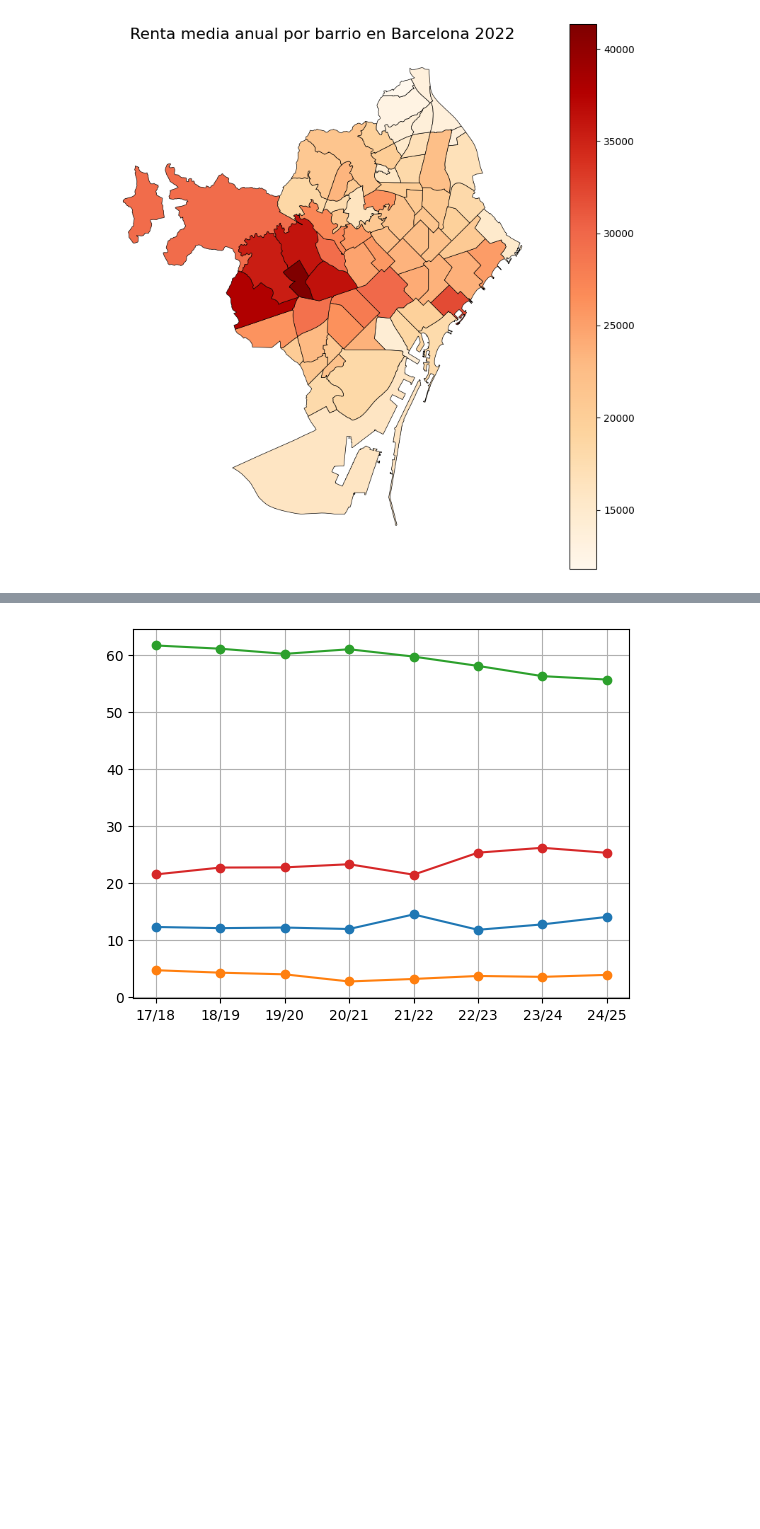
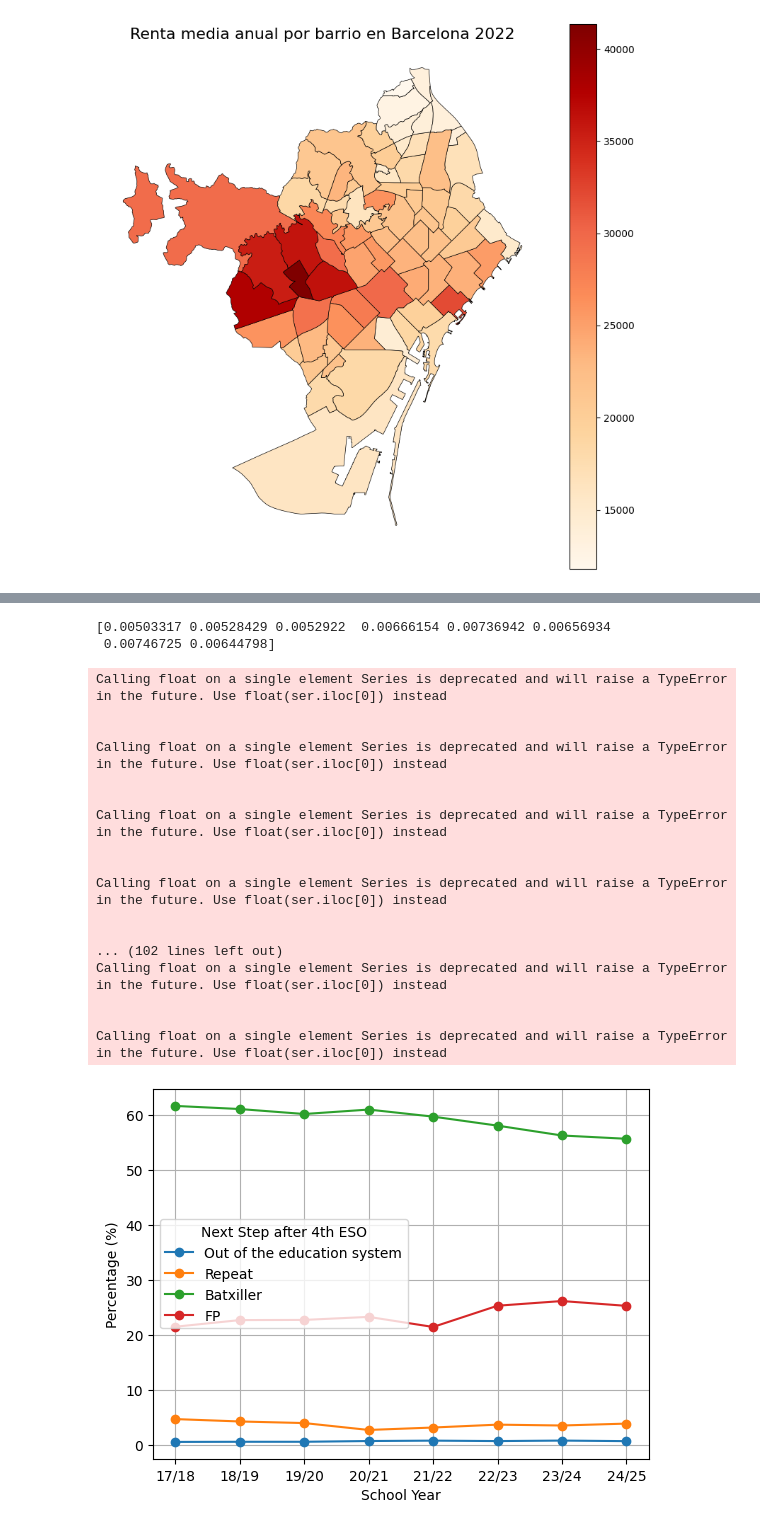
Before and after one commit to annaszymanskicortes/truco-o-dato, a Jupyter notebook: notebook_quintin.ipynb, the cells around one changed output, grey strips where cells are left out. Drawn from its saved outputs; the diff is of its cells as text; code cells hidden in the pictures; blank space fills up the shorter version.

```diff
--- a/notebook_quintin.ipynb
+++ b/notebook_quintin.ipynb
@@ -221,30 +230,32 @@ df_eduabs_2223 = pd.read_csv('data_Quintin/NumerosAbsolutosTrayectoria/Abs2223_o
 df_eduabs_2324 = pd.read_csv('data_Quintin/NumerosAbsolutosTrayectoria/Abs2324_origen_desti_CAT.csv')
 df_eduabs_2425 = pd.read_csv('data_Quintin/NumerosAbsolutosTrayectoria/Abs2425_origen_desti_CAT.csv')
 
-a_trabajar_abs[0] = df_eduabs_1718[df_eduabs_1718['origen 2016-2017']=='4t ESO']['Total']-df_eduabs_1718[df_eduabs_1718['origen 2016-2017']=='4t ESO']['Alumnes']
-a_trabajar_abs[1] = df_eduabs_1819[df_eduabs_1819['origen 2017-2018']=='4t ESO']['Total']-df_eduabs_1819[df_eduabs_1819['origen 2017-2018']=='4t ESO']['Alumnes']
-a_trabajar_abs[2] = df_eduabs_1920[df_eduabs_1920['origen 2018-2019']=='4t ESO']['Total']-df_eduabs_1920[df_eduabs_1920['origen 2018-2019']=='4t ESO']['Alumnes']
-a_trabajar_abs[3] = df_eduabs_2021[df_eduabs_2021['origen 2019-2020']=='4t ESO']['Total']-df_eduabs_2021[df_eduabs_2021['origen 2019-2020']=='4t ESO']['Alumnes']
-a_trabajar_abs[4] = df_eduabs_2122[df_eduabs_2122['origen 2020-2021']=='4t ESO']['Total']-df_eduabs_2122[df_eduabs_2122['origen 2020-2021']=='4t ESO']['Alumnes']
-a_trabajar_abs[5] = df_eduabs_2223[df_eduabs_2223['origen 2021-2022']=='4t ESO']['Total']-df_eduabs_2223[df_eduabs_2223['origen 2021-2022']=='4t ESO']['Alumnes']
-a_trabajar_abs[6] = df_eduabs_2324[df_eduabs_2324['origen 2022-2023']=='4t ESO']['Total']-df_eduabs_2324[df_eduabs_2324['origen 2022-2023']=='4t ESO']['Alumnes']
-a_trabajar_abs[7] = df_eduabs_2425[df_eduabs_2425['origen 2023-2024']=='4t ESO']['Total']-df_eduabs_2425[df_eduabs_2425['origen 2023-2024']=='4t ESO']['Alumnes']
+a_trabajar_abs[0] = df_eduabs_1718[df_eduabs_1718['origen 2016-2017']=='4t ESO']['Alumnes']-df_eduabs_1718[df_eduabs_1718['origen 2016-2017']=='4t ESO']['4t ESO']-df_eduabs_1718[df_eduabs_1718['origen 2016-2017']=='4t ESO']['1r BATX']-df_eduabs_1718[df_eduabs_1718['origen 2016-2017']=='4t ESO']['1r CFPM']
+a_trabajar_abs[1] = df_eduabs_1819[df_eduabs_1819['origen 2017-2018']=='4t ESO']['Alumnes']-df_eduabs_1819[df_eduabs_1819['origen 2017-2018']=='4t ESO']['4t ESO']-df_eduabs_1819[df_eduabs_1819['origen 2017-2018']=='4t ESO']['1r BATX']-df_eduabs_1819[df_eduabs_1819['origen 2017-2018']=='4t ESO']['1r CFPM']
+a_trabajar_abs[2] = df_eduabs_1920[df_eduabs_1920['origen 2018-2019']=='4t ESO']['Alumnes']-df_eduabs_1920[df_eduabs_1920['origen 2018-2019']=='4t ESO']['4t ESO']-df_eduabs_1920[df_eduabs_1920['origen 2018-2019']=='4t ESO']['1r BATX']-df_eduabs_1920[df_eduabs_1920['origen 2018-2019']=='4t ESO']['1r CFPM']
+a_trabajar_abs[3] = df_eduabs_2021[df_eduabs_2021['origen 2019-2020']=='4t ESO']['Alumnes']-df_eduabs_2021[df_eduabs_2021['origen 2019-2020']=='4t ESO']['4t ESO']-df_eduabs_2021[df_eduabs_2021['origen 2019-2020']=='4t ESO']['1r BATX']-df_eduabs_2021[df_eduabs_2021['origen 2019-2020']=='4t ESO']['1r CFPM']
+a_trabajar_abs[4] = df_eduabs_2122[df_eduabs_2122['origen 2020-2021']=='4t ESO']['Alumnes']-df_eduabs_2122[df_eduabs_2122['origen 2020-2021']=='4t ESO']['4t ESO']-df_eduabs_2122[df_eduabs_2122['origen 2020-2021']=='4t ESO']['1r BATX']-df_eduabs_2122[df_eduabs_2122['origen 2020-2021']=='4t ESO']['1r CFPM']
+a_trabajar_abs[5] = df_eduabs_2223[df_eduabs_2223['origen 2021-2022']=='4t ESO']['Alumnes']-df_eduabs_2223[df_eduabs_2223['origen 2021-2022']=='4t ESO']['4t ESO']-df_eduabs_2223[df_eduabs_2223['origen 2021-2022']=='4t ESO']['1r BATX']-df_eduabs_2223[df_eduabs_2223['origen 2021-2022']=='4t ESO']['1r CFPM']
+a_trabajar_abs[6] = df_eduabs_2324[df_eduabs_2324['origen 2022-2023']=='4t ESO']['Alumnes']-df_eduabs_2324[df_eduabs_2324['origen 2022-2023']=='4t ESO']['4t ESO']-df_eduabs_2324[df_eduabs_2324['origen 2022-2023']=='4t ESO']['1r BATX']-df_eduabs_2324[df_eduabs_2324['origen 2022-2023']=='4t ESO']['1r CFPM']
+a_trabajar_abs[7] = df_eduabs_2425[df_eduabs_2425['origen 2023-2024']=='4t ESO']['Alumnes']-df_eduabs_2425[df_eduabs_2425['origen 2023-2024']=='4t ESO']['4t ESO']-df_eduabs_2425[df_eduabs_2425['origen 2023-2024']=='4t ESO']['1r BATX']-df_eduabs_2425[df_eduabs_2425['origen 2023-2024']=='4t ESO']['1r CFPM']
 
 
 a_trabajar_pctage = np.zeros(8)
 
-a_trabajar_pctage[0] = (df_eduabs_1718[df_eduabs_1718['origen 2016-2017']=='4t ESO']['Total']-df_eduabs_1718[df_eduabs_1718['origen 2016-2017']=='4t ESO']['Alumnes'])/df_eduabs_1718[df_eduabs_1718['origen 2016-2017']=='4t ESO']['Total']
-a_trabajar_pctage[1] = (df_eduabs_1819[df_eduabs_1819['origen 2017-2018']=='4t ESO']['Total']-df_eduabs_1819[df_eduabs_1819['origen 2017-2018']=='4t ESO']['Alumnes'])/df_eduabs_1819[df_eduabs_1819['origen 2017-2018']=='4t ESO']['Total']
-a_trabajar_pctage[2] = (df_eduabs_1920[df_eduabs_1920['origen 2018-2019']=='4t ESO']['Total']-df_eduabs_1920[df_eduabs_1920['origen 2018-2019']=='4t ESO']['Alumnes'])/df_eduabs_1920[df_eduabs_1920['origen 2018-2019']=='4t ESO']['Total']
-a_trabajar_pctage[3] = (df_eduabs_2021[df_eduabs_2021['origen 2019-2020']=='4t ESO']['Total']-df_eduabs_2021[df_eduabs_2021['origen 2019-2020']=='4t ESO']['Alumnes'])/df_eduabs_2021[df_eduabs_2021['origen 2019-2020']=='4t ESO']['Total']
-a_trabajar_pctage[4] = (df_eduabs_2122[df_eduabs_2122['origen 2020-2021']=='4t ESO']['Total']-df_eduabs_2122[df_eduabs_2122['origen 2020-2021']=='4t ESO']['Alumnes'])/df_eduabs_2122[df_eduabs_2122['origen 2020-2021']=='4t ESO']['Total']
-a_trabajar_pctage[5] = (df_eduabs_2223[df_eduabs_2223['origen 2021-2022']=='4t ESO']['Total']-df_eduabs_2223[df_eduabs_2223['origen 2021-2022']=='4t ESO']['Alumnes'])/df_eduabs_2223[df_eduabs_2223['origen 2021-2022']=='4t ESO']['Total']
-a_trabajar_pctage[6] = (df_eduabs_2324[df_eduabs_2324['origen 2022-2023']=='4t ESO']['Total']-df_eduabs_2324[df_eduabs_2324['origen 2022-2023']=='4t ESO']['Alumnes'])/df_eduabs_2324[df_eduabs_2324['origen 2022-2023']=='4t ESO']['Total']
-a_trabajar_pctage[7] = (df_eduabs_2425[df_eduabs_2425['origen 2023-2024']=='4t ESO']['Total']-df_eduabs_2425[df_eduabs_2425['origen 2023-2024']=='4t ESO']['Alumnes'])/df_eduabs_2425[df_eduabs_2425['origen 2023-2024']=='4t ESO']['Total']
+a_trabajar_abs[0] = df_eduabs_1718[df_eduabs_1718['origen 2016-2017']=='4t ESO']['Alumnes']-df_eduabs_1718[df_eduabs_1718['origen 2016-2017']=='4t ESO']['4t ESO']-df_eduabs_1718[df_eduabs_1718['origen 2016-2017']=='4t ESO']['1r BATX']-df_eduabs_1718[df_eduabs_1718['origen 2016-2017']=='4t ESO']['1r CFPM']
+a_trabajar_abs[1] = df_eduabs_1819[df_eduabs_1819['origen 2017-2018']=='4t ESO']['Alumnes']-df_eduabs_1819[df_eduabs_1819['origen 2017-2018']=='4t ESO']['4t ESO']-df_eduabs_1819[df_eduabs_1819['origen 2017-2018']=='4t ESO']['1r BATX']-df_eduabs_1819[df_eduabs_1819['origen 2017-2018']=='4t ESO']['1r CFPM']
+a_trabajar_abs[2] = df_eduabs_1920[df_eduabs_1920['origen 2018-2019']=='4t ESO']['Alumnes']-df_eduabs_1920[df_eduabs_1920['origen 2018-2019']=='4t ESO']['4t ESO']-df_eduabs_1920[df_eduabs_1920['origen 2018-2019']=='4t ESO']['1r BATX']-df_eduabs_1920[df_eduabs_1920['origen 2018-2019']=='4t ESO']['1r CFPM']
+a_trabajar_abs[3] = df_eduabs_2021[df_eduabs_2021['origen 2019-2020']=='4t ESO']['Alumnes']-df_eduabs_2021[df_eduabs_2021['origen 2019-2020']=='4t ESO']['4t ESO']-df_eduabs_2021[df_eduabs_2021['origen 2019-2020']=='4t ESO']['1r BATX']-df_eduabs_2021[df_eduabs_2021['origen 2019-2020']=='4t ESO']['1r CFPM']
+a_trabajar_abs[4] = df_eduabs_2122[df_eduabs_2122['origen 2020-2021']=='4t ESO']['Alumnes']-df_eduabs_2122[df_eduabs_2122['origen 2020-2021']=='4t ESO']['4t ESO']-df_eduabs_2122[df_eduabs_2122['origen 2020-2021']=='4t ESO']['1r BATX']-df_eduabs_2122[df_eduabs_2122['origen 2020-2021']=='4t ESO']['1r CFPM']
+a_trabajar_abs[5] = df_eduabs_2223[df_eduabs_2223['origen 2021-2022']=='4t ESO']['Alumnes']-df_eduabs_2223[df_eduabs_2223['origen 2021-2022']=='4t ESO']['4t ESO']-df_eduabs_2223[df_eduabs_2223['origen 2021-2022']=='4t ESO']['1r BATX']-df_eduabs_2223[df_eduabs_2223['origen 2021-2022']=='4t ESO']['1r CFPM']
+a_trabajar_abs[6] = df_eduabs_2324[df_eduabs_2324['origen 2022-2023']=='4t ESO']['Alumnes']-df_eduabs_2324[df_eduabs_2324['origen 2022-2023']=='4t ESO']['4t ESO']-df_eduabs_2324[df_eduabs_2324['origen 2022-2023']=='4t ESO']['1r BATX']-df_eduabs_2324[df_eduabs_2324['origen 2022-2023']=='4t ESO']['1r CFPM']
+a_trabajar_abs[7] = df_eduabs_2425[df_eduabs_2425['origen 2023-2024']=='4t ESO']['Alumnes']-df_eduabs_2425[df_eduabs_2425['origen 2023-2024']=='4t ESO']['4t ESO']-df_eduabs_2425[df_eduabs_2425['origen 2023-2024']=='4t ESO']['1r BATX']-df_eduabs_2425[df_eduabs_2425['origen 2023-2024']=='4t ESO']['1r CFPM']
+a_trabajar_pctage = a_trabajar_abs / np.array([df_eduabs_1718[df_eduabs_1718['origen 2016-2017']=='4t ESO']['Total'].values[0],df_eduabs_1819[df_eduabs_1819['origen 2017-2018']=='4t ESO']['Total'].values[0],df_eduabs_1920[df_eduabs_1920['origen 2018-2019']=='4t ESO']['Total'].values[0],df_eduabs_2021[df_eduabs_2021['origen 2019-2020']=='4t ESO']['Total'].values[0],df_eduabs_2122[df_eduabs_2122['origen 2020-2021']=='4t ESO']['Total'].values[0],df_eduabs_2223[df_eduabs_2223['origen 2021-2022']=='4t ESO']['Total'].values[0],df_eduabs_2324[df_eduabs_2324['origen 2022-2023']=='4t ESO']['Total'].values[0],df_eduabs_2425[df_eduabs_2425['origen 2023-2024']=='4t ESO']['Total'].values[0]])
+
 
 dates = ['17/18', '18/19', '19/20', '20/21', '21/22', '22/23', '23/24', '24/25']
 
-plt.plot(dates, a_trabajar_pctage*100, '-o', label='Fuera del sistema educativo')
+plt.plot(dates, a_trabajar_pctage*100, '-o', label='Out of the education system')
 
 repetir_pctage = np.zeros(8)
 
@@ -258,36 +269,59 @@ repetir_pctage[5] =df_eduabs_2223[df_eduabs_2223['origen 2021-2022']=='4t ESO'][
 repetir_pctage[6] =df_eduabs_2324[df_eduabs_2324['origen 2022-2023']=='4t ESO']['4t ESO']/df_eduabs_2324[df_eduabs_2324['origen 2022-2023']=='4t ESO']['Total']
 repetir_pctage[7] =df_eduabs_2425[df_eduabs_2425['origen 2023-2024']=='4t ESO']['4t ESO']/df_eduabs_2425[df_eduabs_2425['origen 2023-2024']=='4t ESO']['Total']
 
-plt.plot(dates, repetir_pctage*100, '-o', label='Repiten')
+plt.plot(dates, repetir_pctage*100, '-o', label='Repeat')
 
 a_bachiller_pctge = np.zeros(8)
 
 a_bachiller_pctge[0] =df_eduabs_1718[df_eduabs_1718['origen 2016-2017']=='4t ESO']['1r BATX']/df_eduabs_1718[df_eduabs_1718['origen 2016-2017']=='4t ESO']['Total']
 a_bachiller_pctge[1] =df_eduabs_1819[df_eduabs_1819['origen 2017-2018']=='4t ESO']['1r BATX']/df_eduabs_1819[df_eduabs_1819['origen 2017-2018']=='4t ESO']['Total']
 a_bachiller_pctge[2] =df_eduabs_1920[df_eduabs_1920['origen 2018-2019']=='4t ESO']['1r BATX']/df_eduabs_1920[df_eduabs_1920['origen 2018-2019']=='4t ESO']['Total']
 a_bachiller_pctge[3] =df_eduabs_2021[df_eduabs_2021['origen 2019-2020']=='4t ESO']['1r BATX']/df_eduabs_2021[df_eduabs_2021['origen 2019-2020']=='4t ESO']['Total']
 a_bachiller_pctge[4] =df_eduabs_2122[df_eduabs_2122['origen 2020-2021']=='4t ESO']['1r BATX']/df_eduabs_2122[df_eduabs_2122['origen 2020-2021']=='4t ESO']['Total']
 a_bachiller_pctge[5] =df_eduabs_2223[df_eduabs_2223['origen 2021-2022']=='4t ESO']['1r BATX']/df_eduabs_2223[df_eduabs_2223['origen 2021-2022']=='4t ESO']['Total']
 a_bachiller_pctge[6] =df_eduabs_2324[df_eduabs_2324['origen 2022-2023']=='4t ESO']['1r BATX']/df_eduabs_2324[df_eduabs_2324['origen 2022-2023']=='4t ESO']['Total']
 a_bachiller_pctge[7] =df_eduabs_2425[df_eduabs_2425['origen 2023-2024']=='4t ESO']['1r BATX']/df_eduabs_2425[df_eduabs_2425['origen 2023-2024']=='4t ESO']['Total']
 
 plt.plot(dates, a_bachiller_pctge*100, '-o', label='Batxiller')
 
 a_fp_pctage = np.zeros(8)
 
 a_fp_pctage[0] = (df_eduabs_1718[df_eduabs_1718['origen 2016-2017']=='4t ESO']['1r CFPM']+df_eduabs_1718[df_eduabs_1718['origen 2016-2017']=='4t ESO']['1r CFAM'])/df_eduabs_1718[df_eduabs_1718['origen 2016-2017']=='4t ESO']['Total']
 a_fp_pctage[1] = (df_eduabs_1819[df_eduabs_1819['origen 2017-2018']=='4t ESO']['1r CFPM']+df_eduabs_1819[df_eduabs_1819['origen 2017-2018']=='4t ESO']['1r CFAM'])/df_eduabs_1819[df_eduabs_1819['origen 2017-2018']=='4t ESO']['Total']
 a_fp_pctage[2] = (df_eduabs_1920[df_eduabs_1920['origen 2018-2019']=='4t ESO']['1r CFPM']-df_eduabs_1920[df_eduabs_1920['origen 2018-2019']=='4t ESO']['1r CFAM'])/df_eduabs_1920[df_eduabs_1920['origen 2018-2019']=='4t ESO']['Total']
 a_fp_pctage[3] = (df_eduabs_2021[df_eduabs_2021['origen 2019-2020']=='4t ESO']['1r CFPM']-df_eduabs_2021[df_eduabs_2021['origen 2019-2020']=='4t ESO']['1r CFAM'])/df_eduabs_2021[df_eduabs_2021['origen 2019-2020']=='4t ESO']['Total']
 a_fp_pctage[4] = (df_eduabs_2122[df_eduabs_2122['origen 2020-2021']=='4t ESO']['1r CFPM']-df_eduabs_2122[df_eduabs_2122['origen 2020-2021']=='4t ESO']['1r CFAM'])/df_eduabs_2122[df_eduabs_2122['origen 2020-2021']=='4t ESO']['Total']
 a_fp_pctage[5] = (df_eduabs_2223[df_eduabs_2223['origen 2021-2022']=='4t ESO']['1r CFPM']-df_eduabs_2223[df_eduabs_2223['origen 2021-2022']=='4t ESO']['1r CFAM'])/df_eduabs_2223[df_eduabs_2223['origen 2021-2022']=='4t ESO']['Total']
 a_fp_pctage[6] = (df_eduabs_2324[df_eduabs_2324['origen 2022-2023']=='4t ESO']['1r CFPM']-df_eduabs_2324[df_eduabs_2324['origen 2022-2023']=='4t ESO']['1r CFAM'])/df_eduabs_2324[df_eduabs_2324['origen 2022-2023']=='4t ESO']['Total']
 a_fp_pctage[7] = (df_eduabs_2425[df_eduabs_2425['origen 2023-2024']=='4t ESO']['1r CFPM']-df_eduabs_2425[df_eduabs_2425['origen 2023-2024']=='4t ESO']['1r CFAM'])/df_eduabs_2425[df_eduabs_2425['origen 2023-2024']=='4t ESO']['Total']
 
 plt.plot(dates, a_fp_pctage*100, '-o', label='FP')
+plt.xlabel('School Year')
+plt.ylabel('Percentage (%)')
 
 #plt.legend()
 
 plt.grid()
+plt.legend(title='Next Step after 4th ESO', loc='center left')
+print(a_trabajar_pctage)
 # %% [output]
+[0.00503317 0.00528429 0.0052922  0.00666154 0.00736942 0.00656934
+ 0.00746725 0.00644798]
+Calling float on a single element Series is deprecated and will raise a TypeError in the future. Use float(ser.iloc[0]) instead
+
+
+Calling float on a single element Series is deprecated and will raise a TypeError in the future. Use float(ser.iloc[0]) instead
+
+
+Calling float on a single element Series is deprecated and will raise a TypeError in the future. Use float(ser.iloc[0]) instead
+
+
+Calling float on a single element Series is deprecated and will raise a TypeError in the future. Use float(ser.iloc[0]) instead
+
+
+... (102 lines left out)
+Calling float on a single element Series is deprecated and will raise a TypeError in the future. Use float(ser.iloc[0]) instead
+
+
+Calling float on a single element Series is deprecated and will raise a TypeError in the future. Use float(ser.iloc[0]) instead
-[figure, old version]
+[figure, new version]
```
Also changed, not shown: parts of 7 cells of this notebook.
